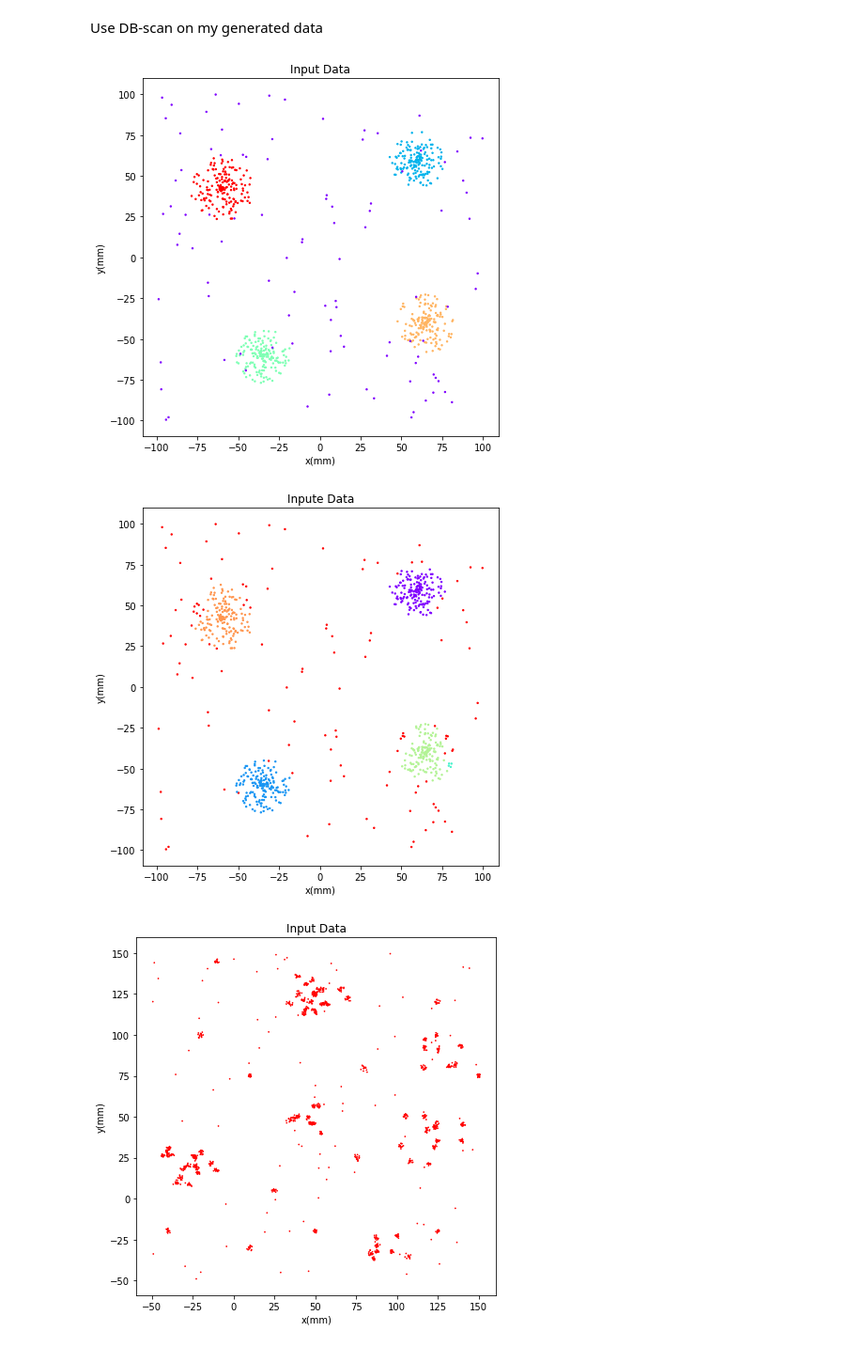
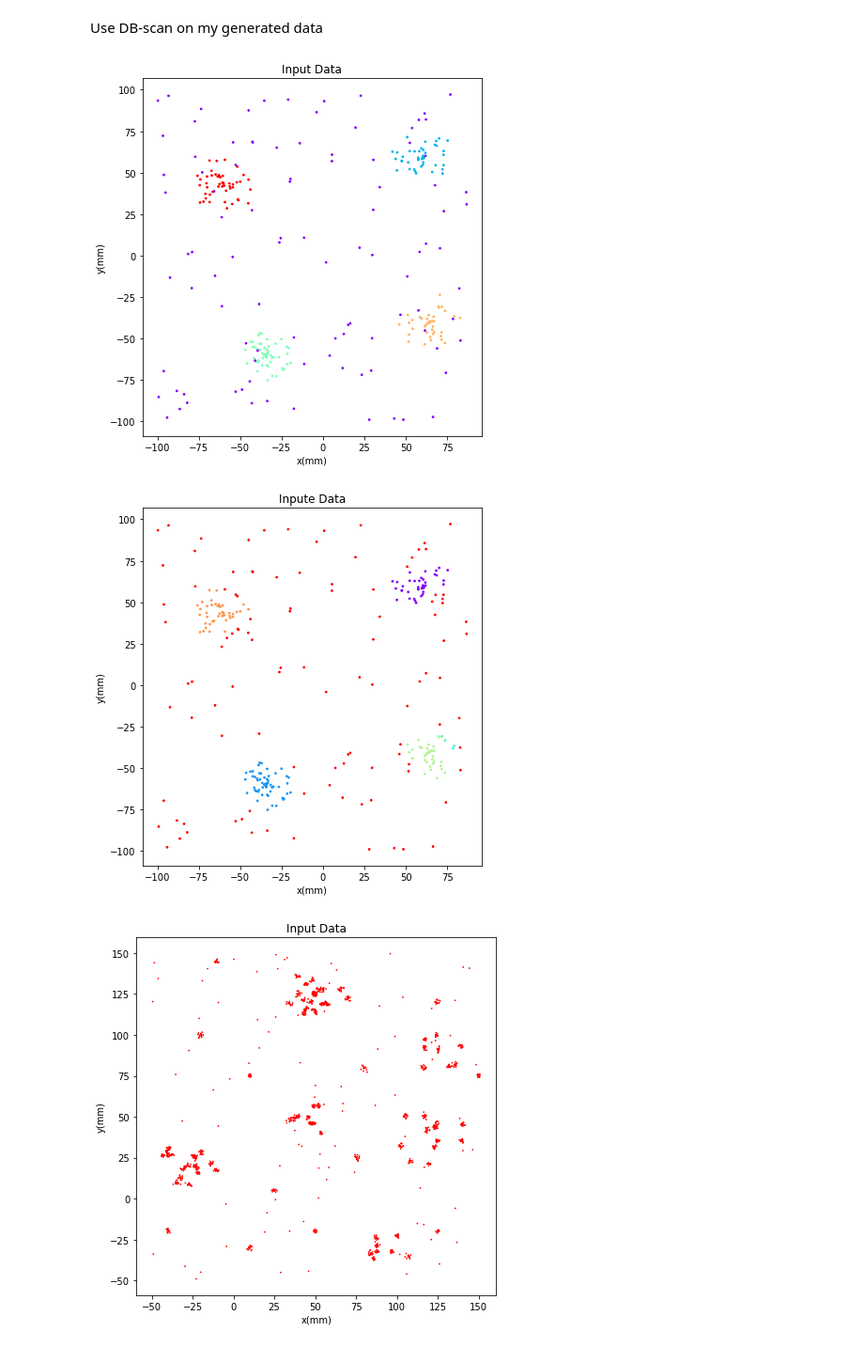
Before and after one commit to ElianaRenzo/pdm, a Jupyter notebook: Codes_exercices/my_toy_example.ipynb, the cells around one changed output. Shown at 94% size. Saved outputs shown, nothing was run; the diff lists cells and outputs as text; code cells hidden in the pictures.

```diff
--- a/Codes_exercices/my_toy_example.ipynb
+++ b/Codes_exercices/my_toy_example.ipynb
@@ -36,7 +36,7 @@ def give_circle_points(rmin, rmax, n_points, center):
     return points
 
 
-np.random.seed(29)
+np.random.seed(10)
 
 
 truelabels = []
@@ -44,7 +44,7 @@ k          = 0
 
 centers = [(-60, 42), (65, -40), (-35, -60), (60, 60)]
 points  = np.array([[0, 0]])
-numbers = [170, 160, 175, 165]
+numbers = [50, 40, 55, 45]
 
 for i, center in enumerate(centers):
     temp = give_circle_points(16, 20, numbers[i], center)
@@ -72,6 +72,6 @@ truelabels      = np.array(truelabels)
 
 
 
-plot_points(P1, truelabels, 'Input Data', 2)
-plot_points(P1, truelabels * 0, 'Inpute Data', 2)
+plot_points(P1, truelabels, 'Input Data', 4)
+plot_points(P1, truelabels * 0, 'Inpute Data', 4)
 # %% [output]
@@ -97,23 +98,23 @@ Use DB-scan on my generated data
 # %%
 truelabels     = np.array(truelabels)
 P              = points
 Sigma          = np.ones((P.shape[0], 2, 2)) * 0.5
 Sigma[:, 0, 1] = 0
 Sigma[:, 1, 0] = 0
 n              = np.ones((P.shape[0], 1)).ravel()
 
 
 # DBSCAN
-db                = DBSCAN(eps=4, min_samples=5).fit(P)
+db                = DBSCAN(eps=7, min_samples=6).fit(P)
 core_samples_mask = np.zeros_like(db.labels_, dtype=bool)
 core_samples_mask[db.core_sample_indices_] = True
 labels_db         = db.labels_
 
-plot_points(P, truelabels, 'Input Data', 2)
-plot_points(P, labels_db, 'Inpute Data', 2)
+plot_points(P, truelabels, 'Input Data', 3)
+plot_points(P, labels_db, 'Inpute Data', 3)
 # %% [output]
-[figure, old version]
+[figure, new version]
-[figure, old version]
+[figure, new version]
 # %%
 # generate data
 
```
Also changed, not shown: parts of 2 cells of this notebook, 1 other file.
